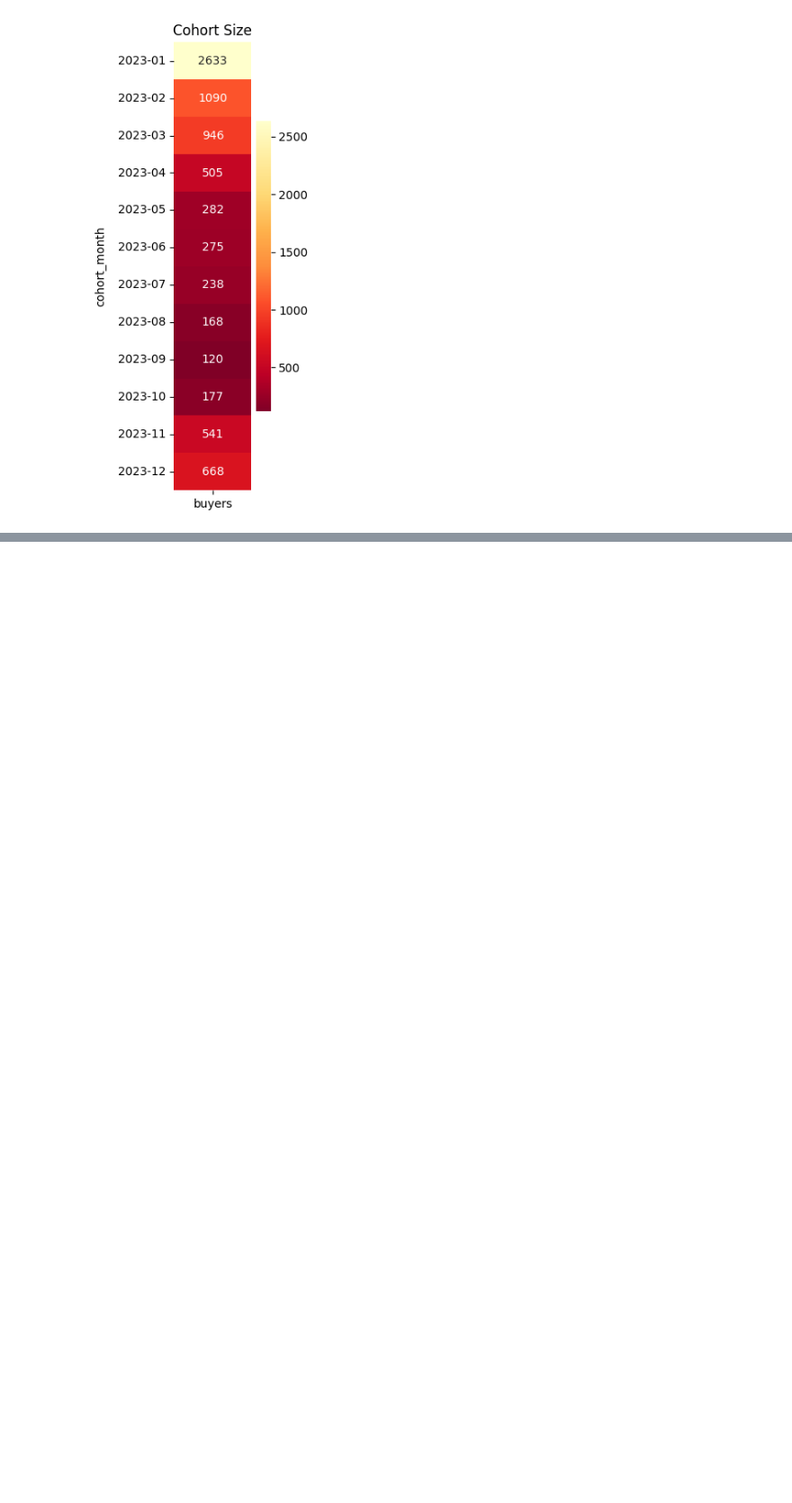
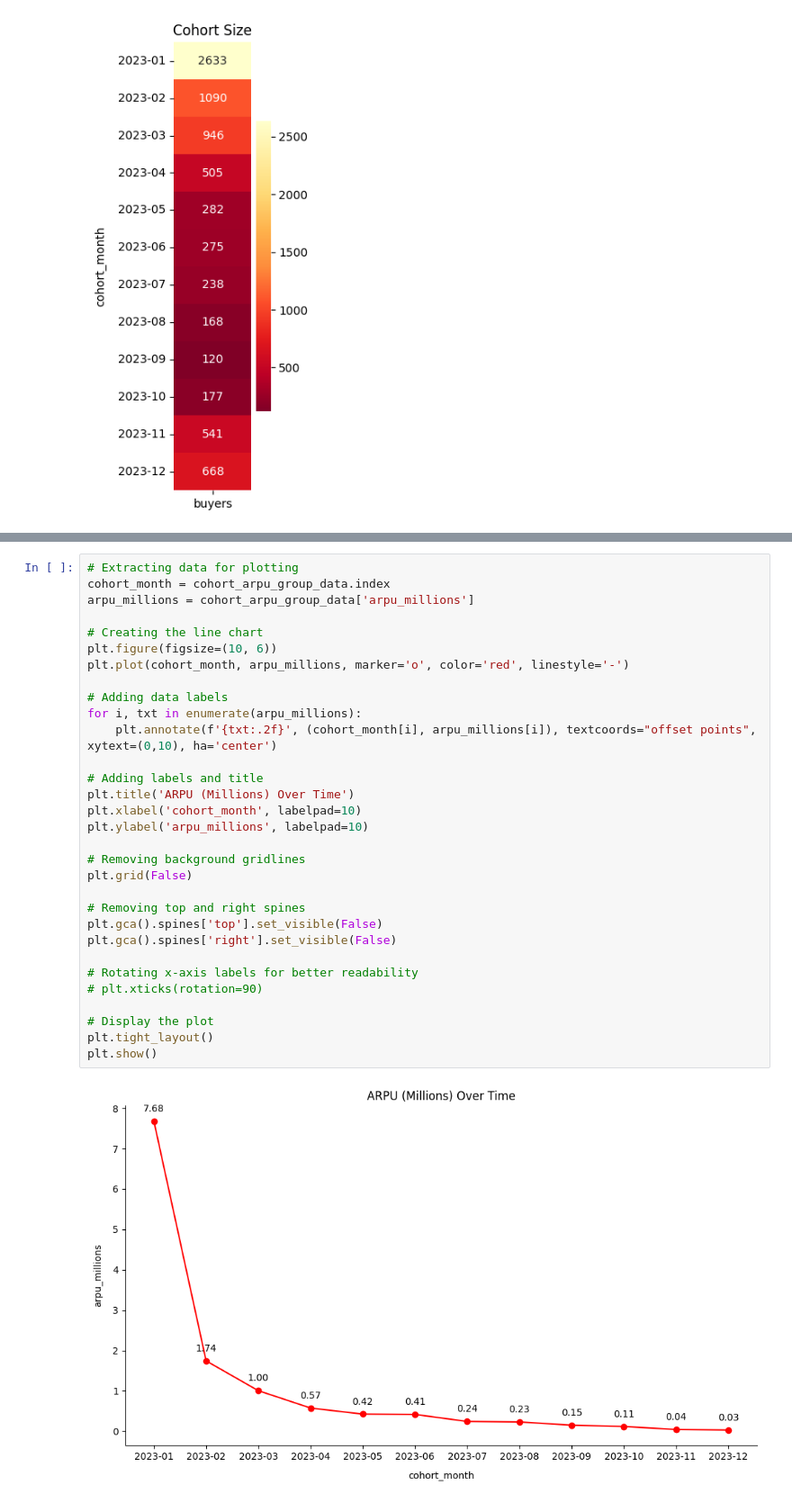
Before and after one commit to arguto1993/b2bcommerce, a Jupyter notebook: 3. cohort/cohort_buyer_hyper.ipynb, the cells around one changed output, grey strips where cells are left out. Shown at 90% size. Cells and saved outputs as stored; diff of their text form; blank space fills up the shorter version.

```diff
--- a/3. cohort/cohort_buyer_hyper.ipynb
+++ b/3. cohort/cohort_buyer_hyper.ipynb
@@ -469,0 +568,33 @@ plt.show()
+# %%
+# Extracting data for plotting
+cohort_month = cohort_arpu_group_data.index
+arpu_millions = cohort_arpu_group_data['arpu_millions']
+
+# Creating the line chart
+plt.figure(figsize=(10, 6))
+plt.plot(cohort_month, arpu_millions, marker='o', color='red', linestyle='-')
+
+# Adding data labels
+for i, txt in enumerate(arpu_millions):
+    plt.annotate(f'{txt:.2f}', (cohort_month[i], arpu_millions[i]), textcoords="offset points", xytext=(0,10), ha='center')
+
+# Adding labels and title
+plt.title('ARPU (Millions) Over Time')
+plt.xlabel('cohort_month', labelpad=10)
+plt.ylabel('arpu_millions', labelpad=10)
+
+# Removing background gridlines
+plt.grid(False)
+
+# Removing top and right spines
+plt.gca().spines['top'].set_visible(False)
+plt.gca().spines['right'].set_visible(False)
+
+# Rotating x-axis labels for better readability
+# plt.xticks(rotation=90)
+
+# Display the plot
+plt.tight_layout()
+plt.show()
+# %% [output]
+[figure, added]
```
Also changed, not shown: parts of 12 cells of this notebook.
